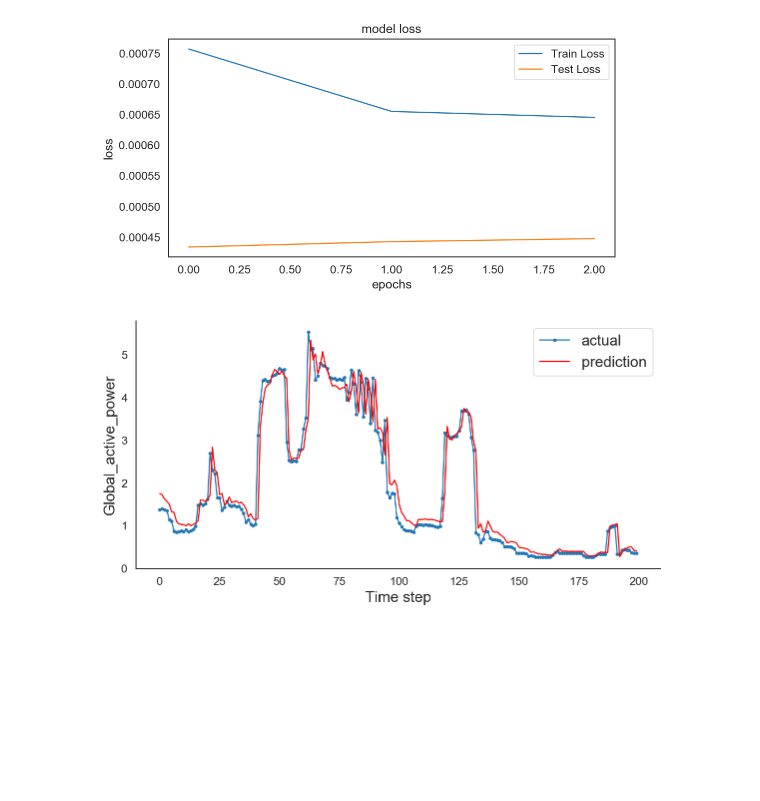
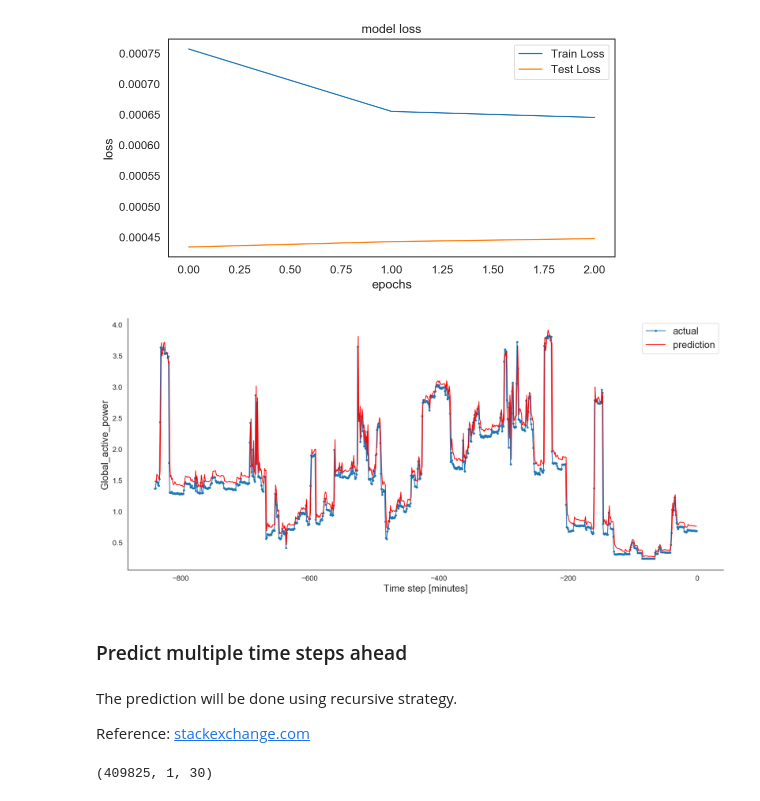
Before and after one commit to mariuszrokita/machine-learning-with-python, a Jupyter notebook: notebooks/time series/LSTM Time Series Power Consumption.ipynb, the cells around one changed output. Drawn from its saved outputs; the diff is of its cells as text; code cells hidden in the pictures; blank space fills up the shorter version.

Commit message:
Predict multiple time steps ahead

```diff
--- a/notebooks/time series/LSTM Time Series Power Consumption.ipynb
+++ b/notebooks/time series/LSTM Time Series Power Consumption.ipynb
@@ -537,16 +537,26 @@ plt.show();
 # %% [output]
 [figure]
 # %%
-aa=[x for x in range(200)]
-plt.figure(figsize=(8,4))
-plt.plot(aa, Y_test[0][:200], marker='.', label="actual")
-plt.plot(aa, test_predict[:,0][:200], 'r', label="prediction")
+aa=[x for x in range(-840,0)]
+plt.figure(figsize=(14,6))
+plt.plot(aa, Y_test[0][-840:], marker='.', label="actual")
+plt.plot(aa, test_predict[:,0][-840:], 'r', label="prediction")
 plt.tight_layout()
 sns.despine(top=True)
 plt.subplots_adjust(left=0.07)
 plt.ylabel('Global_active_power', size=15)
-plt.xlabel('Time step', size=15)
+plt.xlabel('Time step [minutes]', size=15)
 plt.legend(fontsize=15)
 plt.show();
 # %% [output]
-[figure, old version]
+[figure, new version]
+# %% [markdown]
+### Predict multiple time steps ahead
+# %% [markdown]
+The prediction will be done using recursive strategy.
+
+Reference: [stackexchange.com](https://stats.stackexchange.com/questions/265426/how-to-make-lstm-predict-multiple-time-steps-ahead)
+# %%
+X_test.shape
+# %% [output]
+(409825, 1, 30)
```
Also changed, not shown: parts of 2 cells of this notebook.
